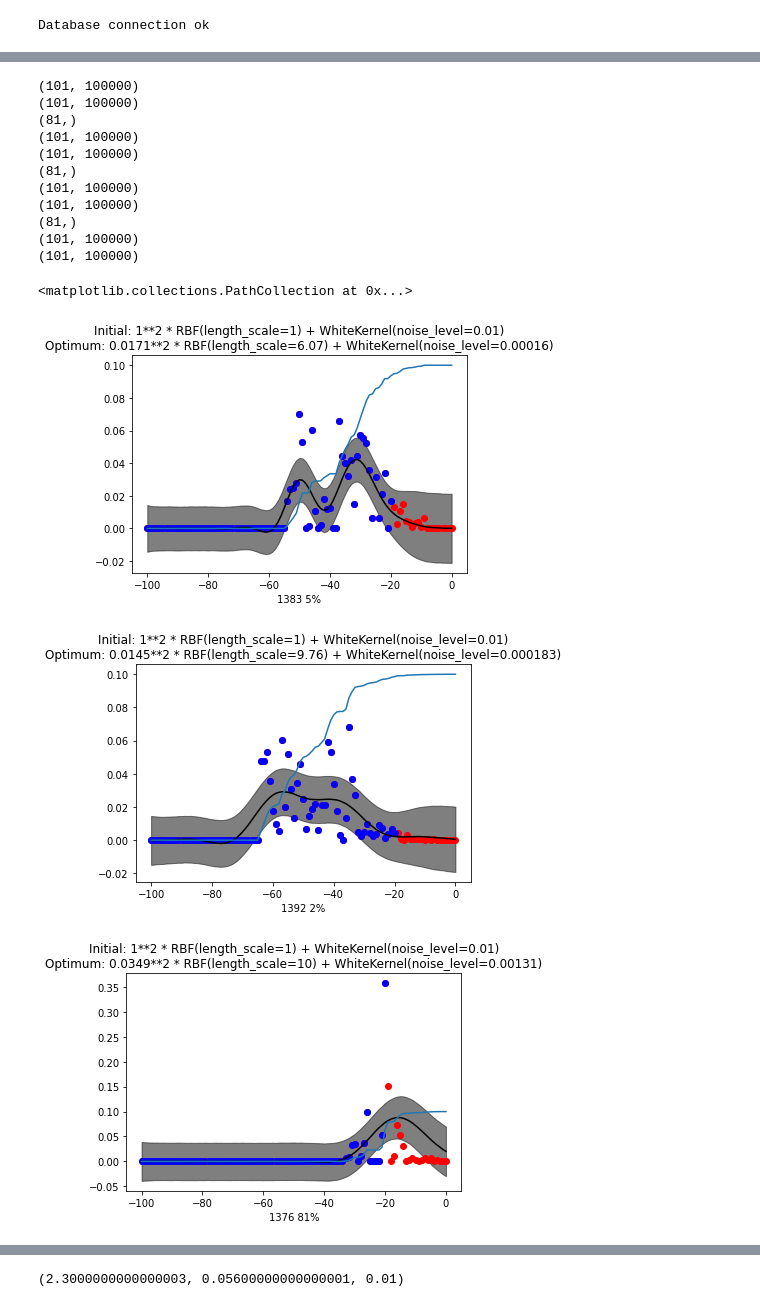
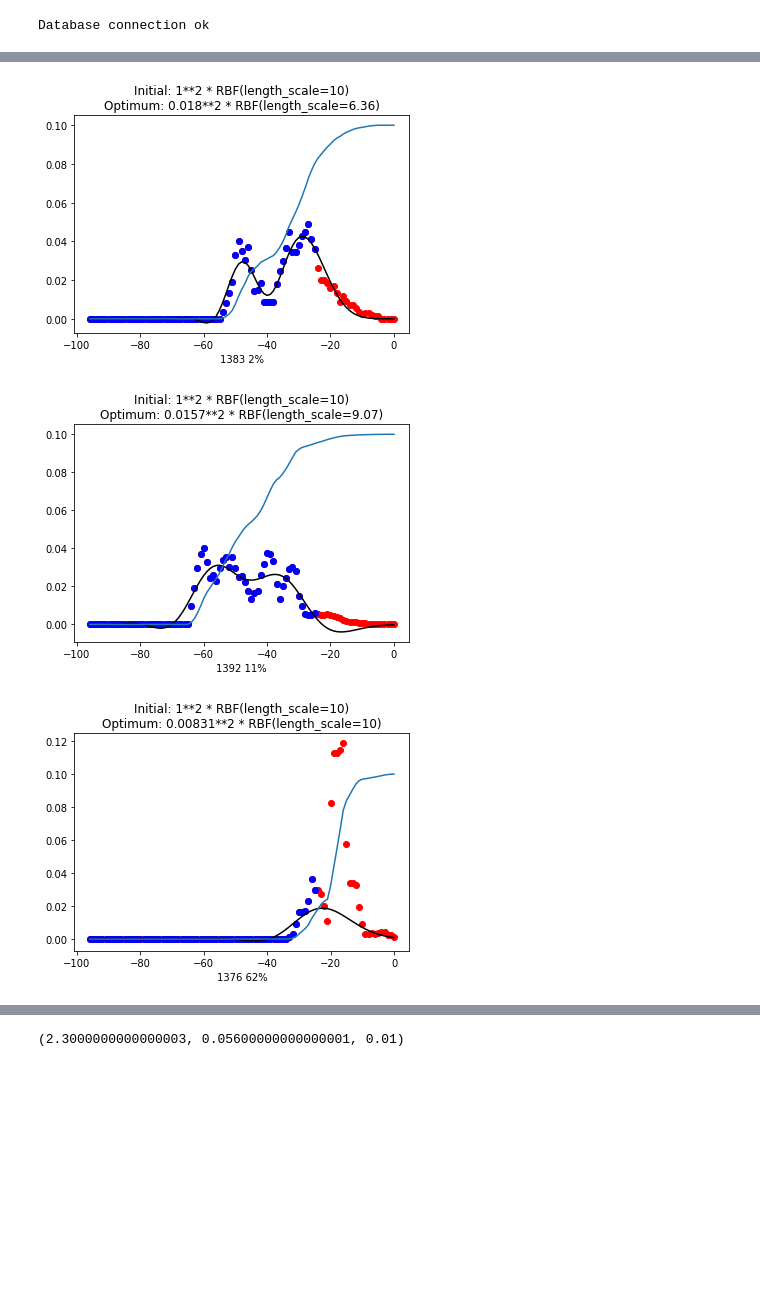
Before and after one commit to Miikkasna/cablepredictions, a Jupyter notebook: gaussian process for dynamic quantity.ipynb, the cells around one changed output, grey strips where cells are left out. Saved outputs shown, nothing was run; the diff lists cells and outputs as text; code cells hidden in the pictures; blank space fills up the shorter version.

```diff
--- a/gaussian process for dynamic quantity.ipynb
+++ b/gaussian process for dynamic quantity.ipynb
@@ -45,6 +45,10 @@ Database connection ok
 # Algorithms:
 # Gaussian process regression
 
+def moving_average(a, n=3) :
+    ret = np.cumsum(a, dtype=float)
+    ret[n:] = ret[n:] - ret[:-n]
+    return ret[n - 1:] / n
 
 # Get the data
 cursor.execute("SELECT r.project_id, gross_tonnage, sum(amount) FROM routed as r"
@@ -71,35 +75,38 @@ x = []
 y2 = []
 for i, ship in enumerate(ships):
     start, end = -100, 0
-    cut = -20
+    cut = -25
     cursor.execute(
         "SELECT wk, cables FROM progress WHERE"
         " wk >= {} AND wk <= {} AND project_id={} ORDER BY wk"
         .format(start, end, ship)
     )
     data = np.array(cursor.fetchall())
-    X = data[:, 0].reshape(-1, 1)
+    n = 5
+    X = data[n-1:, 0].reshape(-1, 1)
     y = (data[:, -1])
     y = y/y.sum()
+    y = moving_average(y, n=n)
+
 
 # run
     plt.figure()
     cut_args = np.argwhere(X[:, 0]<=cut)[:, 0]
-    kernel = 1.0 * RBF(length_scale=1.0, length_scale_bounds=(0.0001, 10)) \
-        + WhiteKernel(noise_level=0.01, noise_level_bounds=(1e-10, 1))
+    kernel = 1.0 * RBF(length_scale=10.0, length_scale_bounds=(1, 10)) #\
+    #    + WhiteKernel(noise_level=0.01, noise_level_bounds=(1e-10, 1))
     gp = GaussianProcessRegressor(kernel=kernel,
-                                alpha=0.0).fit(X[cut_args], y[cut_args])
+                                alpha=0.0001).fit(X[cut_args], y[cut_args])
     # clear point fit
     trained_kernel = gp.kernel_
     #gp = GaussianProcessRegressor(kernel=trained_kernel)
 
     y_mean, y_cov = gp.predict(X, return_cov=True)
-    y_mean = gpc.get_mean_f()
-    y_cov = gpc.get_cov()
+    #y_mean = gpc.get_mean_f()
+    #y_cov = gpc.get_cov()
     plt.plot(X, y_mean, 'k')
-    plt.fill_between(X[:, 0], y_mean - np.sqrt(np.diag(y_cov)),
-                    y_mean + np.sqrt(np.diag(y_cov)),
-                    alpha=0.5, color='k')
+    #plt.fill_between(X[:, 0], y_mean - np.sqrt(np.diag(y_cov)),
+                    #y_mean + np.sqrt(np.diag(y_cov)),
+                    #alpha=0.5, color='k')
     plt.scatter(X[:, 0], y, c='r')
     plt.scatter(X[cut_args], y[cut_args], c='b')
 
@@ -129,15 +130,3 @@ plt.scatter(x, y2)
-(101, 100000)
-(101, 100000)
-(81,)
-(101, 100000)
-(101, 100000)
-(81,)
-(101, 100000)
-(101, 100000)
-(81,)
-(101, 100000)
-(101, 100000)
-<matplotlib.collections.PathCollection at 0x...>
-[figure, old version]
+[figure, new version]
-[figure, old version]
+[figure, new version]
-[figure, old version]
+[figure, new version]
```
Also changed, not shown: parts of 1 cell of this notebook, 3 other files.
